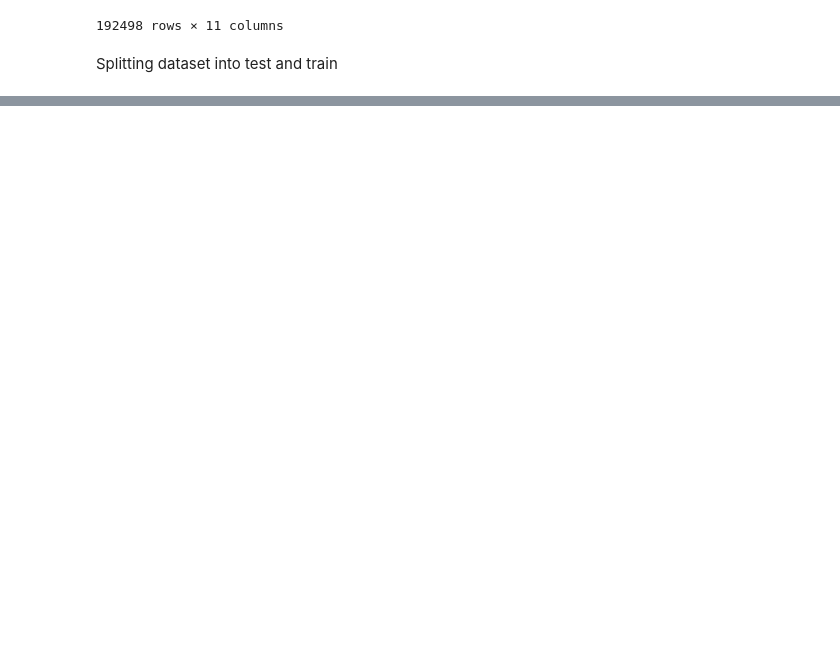
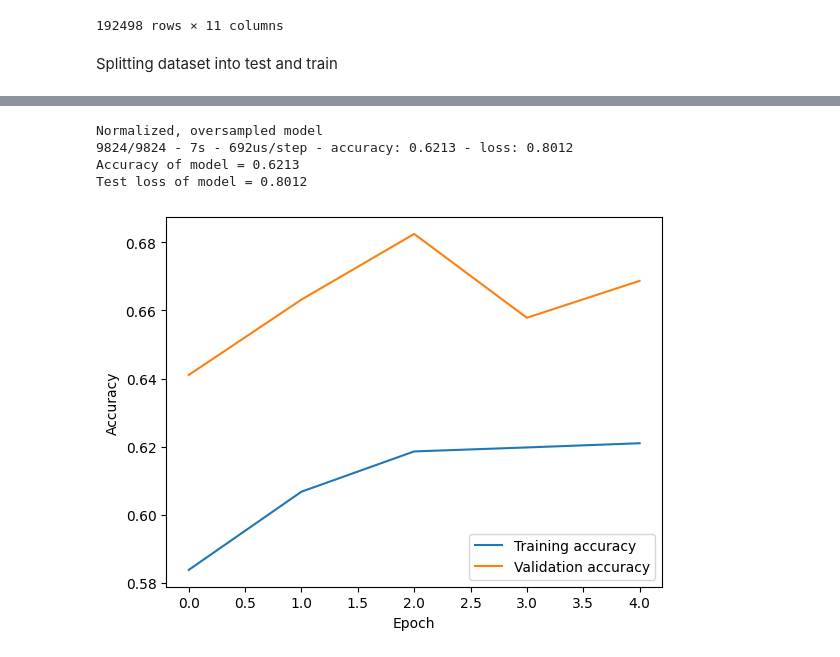
Before and after one commit to cw118/codeml2024, a Jupyter notebook: air_canada.ipynb, the cells around one changed output, grey strips where cells are left out. Drawn from its saved outputs; the diff is of its cells as text; code cells hidden in the pictures; blank space fills up the shorter version.

```diff
--- a/air_canada.ipynb
+++ b/air_canada.ipynb
@@ -203,0 +274,18 @@ print(sorted(Counter(y_resampled).items()))
+# %%
+print("Normalized, oversampled model")
+plt.plot(history_oversampled.history["accuracy"], label="Training accuracy")
+plt.plot(history_oversampled.history["val_accuracy"], label="Validation accuracy")
+plt.xlabel("Epoch")
+plt.ylabel("Accuracy")
+plt.legend(loc="lower right")
+
+test_loss, test_accuracy = sequential.evaluate(X_resampled, y_resampled, verbose=2)
+
+print(f"Accuracy of model = {test_accuracy:.4f}")
+print(f"Test loss of model = {test_loss:.4f}")
+# %% [output]
+Normalized, oversampled model
+9824/9824 - 7s - 692us/step - accuracy: 0.6213 - loss: 0.8012
+Accuracy of model = 0.6213
+Test loss of model = 0.8012
+[figure, added]
```
Also changed, not shown: parts of 10 cells of this notebook.
